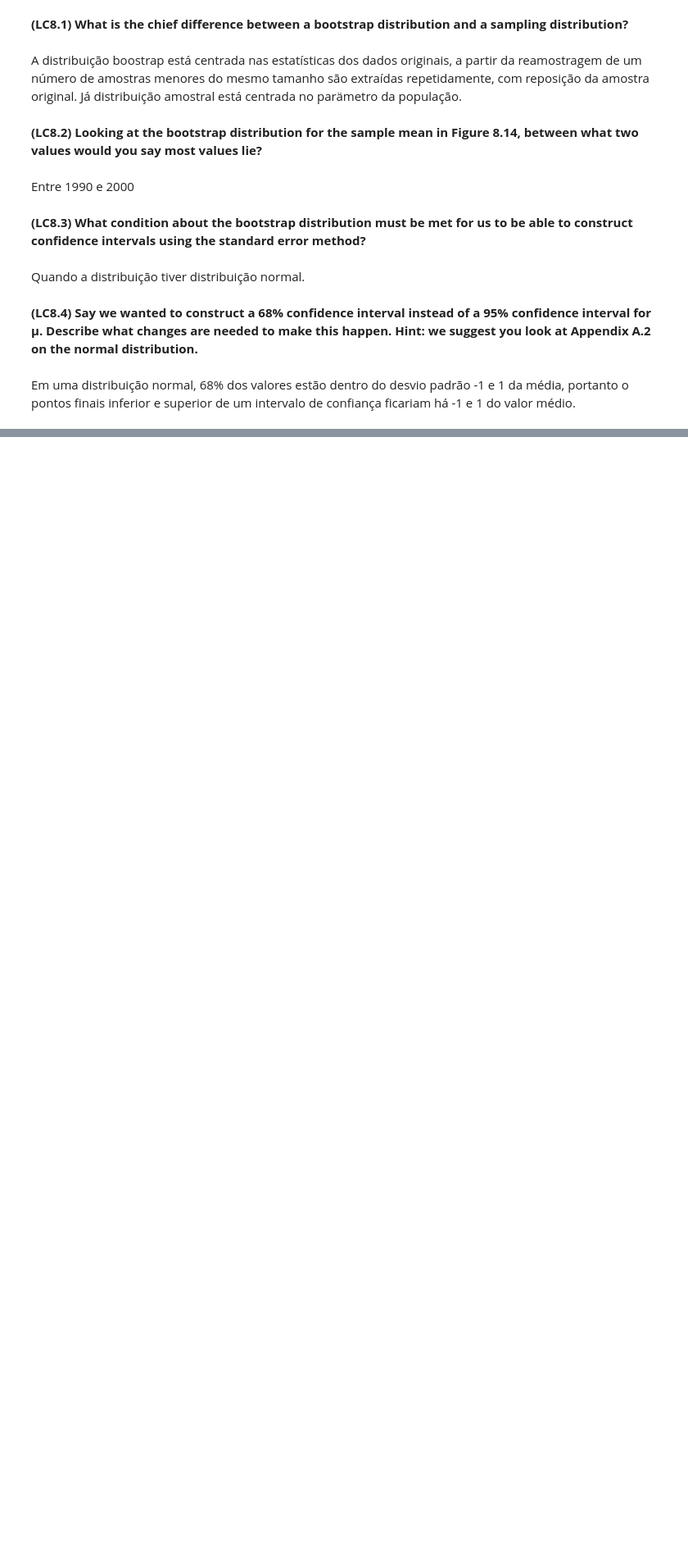
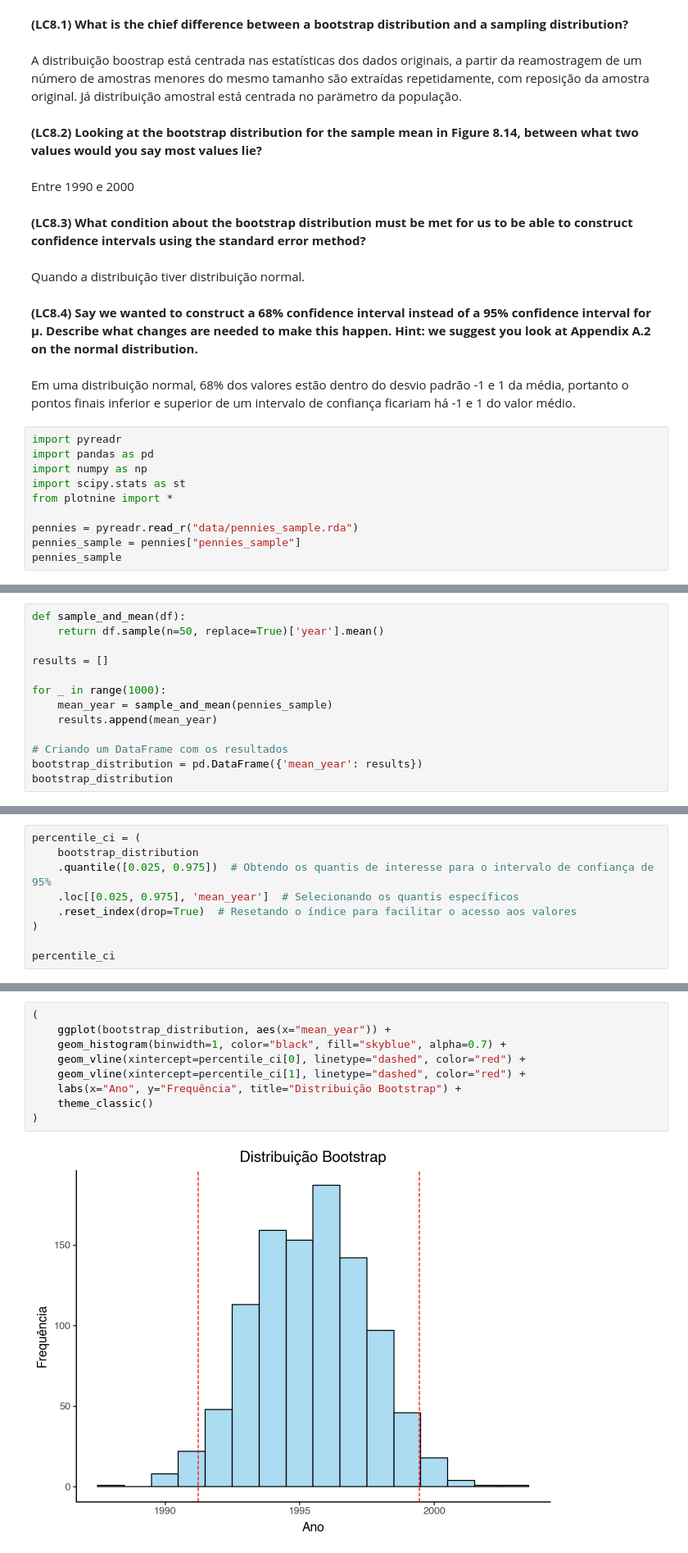
Before and after one commit to prof-LuizAlbano/feec-analise-dados-visual, a Jupyter notebook: Aulas/11-2024-05-24/RA272746_participacao7.ipynb, the cells around one changed output, grey strips where cells are left out. Shown at 82% size. Cells and saved outputs as stored; diff of their text form; blank space fills up the shorter version.

```diff
--- a/Aulas/11-2024-05-24/RA272746_participacao7.ipynb
+++ b/Aulas/11-2024-05-24/RA272746_participacao7.ipynb
@@ -222,3 +214,13 @@ Quando a distribuição tiver distribuição normal.
 **(LC8.4) Say we wanted to construct a 68% confidence interval instead of a 95% confidence interval for μ. Describe what changes are needed to make this happen. Hint: we suggest you look at Appendix A.2 on the normal distribution.**
 <br><br>
 Em uma distribuição normal, 68% dos valores estão dentro do desvio padrão -1 e 1 da média, portanto o pontos finais inferior e superior de um intervalo de confiança ficariam há -1 e 1 do valor médio.
+# %%
+import pyreadr
+import pandas as pd
+import numpy as np
+import scipy.stats as st
+from plotnine import *
+
+pennies = pyreadr.read_r("data/pennies_sample.rda")
+pennies_sample = pennies["pennies_sample"]
+pennies_sample
@@ -224,0 +245,13 @@ Em uma distribuição normal, 68% dos valores estão dentro do desvio padrão -1
+# %%
+def sample_and_mean(df):
+    return df.sample(n=50, replace=True)['year'].mean()
+
+results = []
+
+for _ in range(1000):
+    mean_year = sample_and_mean(pennies_sample)
+    results.append(mean_year)
+
+# Criando um DataFrame com os resultados
+bootstrap_distribution = pd.DataFrame({'mean_year': results})
+bootstrap_distribution
@@ -224,0 +272,9 @@ Em uma distribuição normal, 68% dos valores estão dentro do desvio padrão -1
+# %%
+percentile_ci = (
+    bootstrap_distribution
+    .quantile([0.025, 0.975])  # Obtendo os quantis de interesse para o intervalo de confiança de 95%
+    .loc[[0.025, 0.975], 'mean_year']  # Selecionando os quantis específicos
+    .reset_index(drop=True)  # Resetando o índice para facilitar o acesso aos valores
+)
+
+percentile_ci
@@ -224,0 +285,11 @@ Em uma distribuição normal, 68% dos valores estão dentro do desvio padrão -1
+# %%
+(
+    ggplot(bootstrap_distribution, aes(x="mean_year")) +
+    geom_histogram(binwidth=1, color="black", fill="skyblue", alpha=0.7) +
+    geom_vline(xintercept=percentile_ci[0], linetype="dashed", color="red") +
+    geom_vline(xintercept=percentile_ci[1], linetype="dashed", color="red") +
+    labs(x="Ano", y="Frequência", title="Distribuição Bootstrap") +
+    theme_classic()
+)
+# %% [output]
+[figure, added]
```
Also changed, not shown: parts of 4 cells of this notebook, 3 other files.
